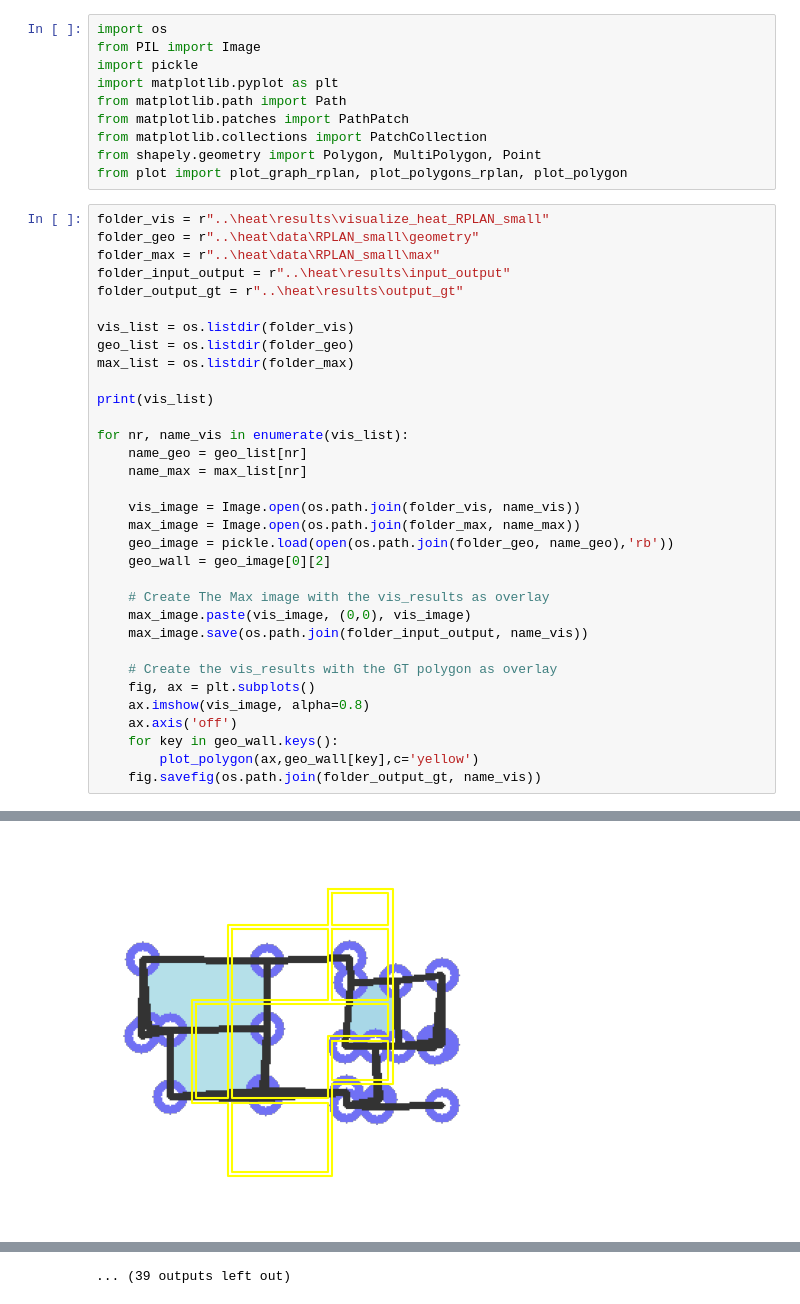
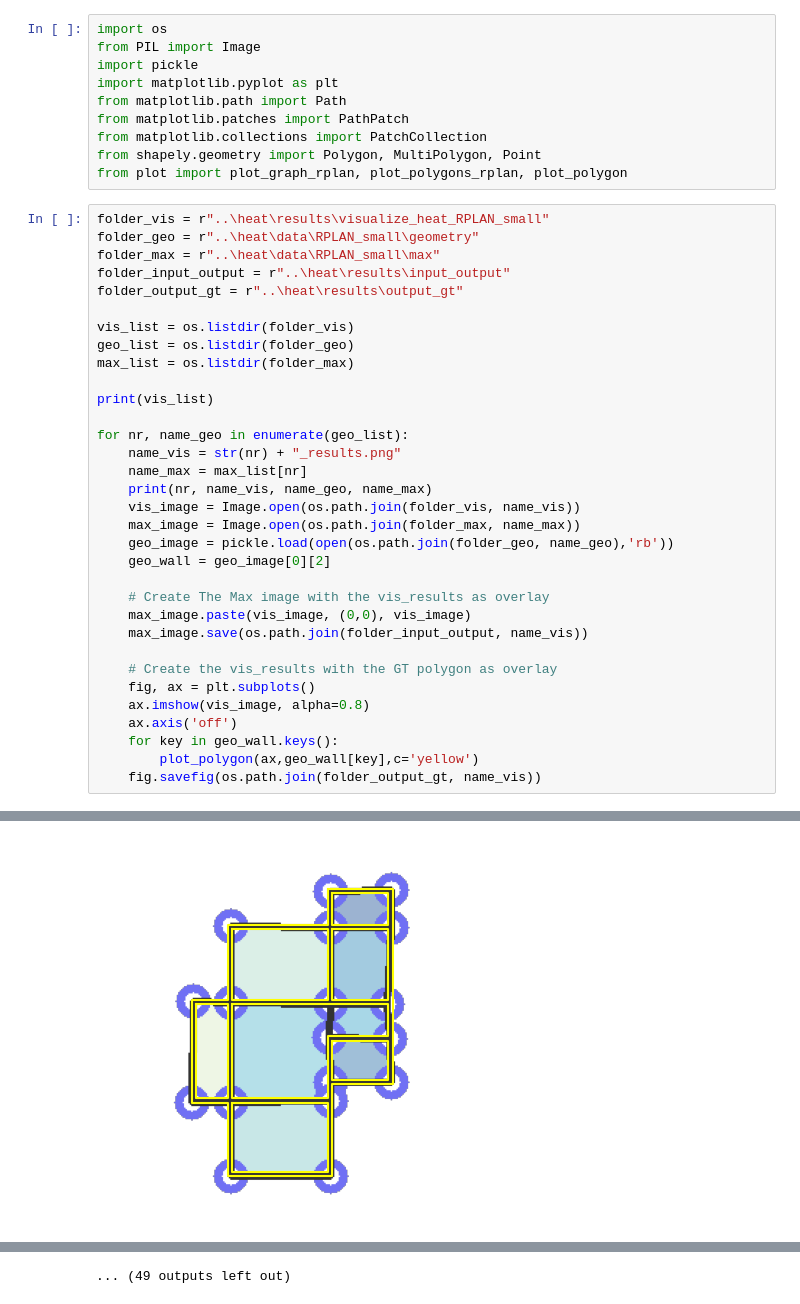
Before and after one commit to woutervanbeek/HEAT_Reproduction, a Jupyter notebook: Qualitive_evaluation.ipynb, the cells around one changed output, grey strips where cells are left out. Cells and saved outputs as stored; diff of their text form.

```diff
--- a/Qualitive_evaluation.ipynb
+++ b/Qualitive_evaluation.ipynb
@@ -21,10 +21,10 @@ max_list = os.listdir(folder_max)
 
 print(vis_list)
 
-for nr, name_vis in enumerate(vis_list):
-    name_geo = geo_list[nr]
+for nr, name_geo in enumerate(geo_list):
+    name_vis = str(nr) + "_results.png"
     name_max = max_list[nr]
-
+    print(nr, name_vis, name_geo, name_max)
     vis_image = Image.open(os.path.join(folder_vis, name_vis))
     max_image = Image.open(os.path.join(folder_max, name_max))
     geo_image = pickle.load(open(os.path.join(folder_geo, name_geo),'rb'))
@@ -52 +91 @@ for nr, name_vis in enumerate(vis_list):
-[figure, old version]
+[figure, new version]
@@ -57 +94 @@ for nr, name_vis in enumerate(vis_list):
-... (39 outputs left out)
+... (49 outputs left out)
```
Also changed, not shown: parts of 1 cell of this notebook.
